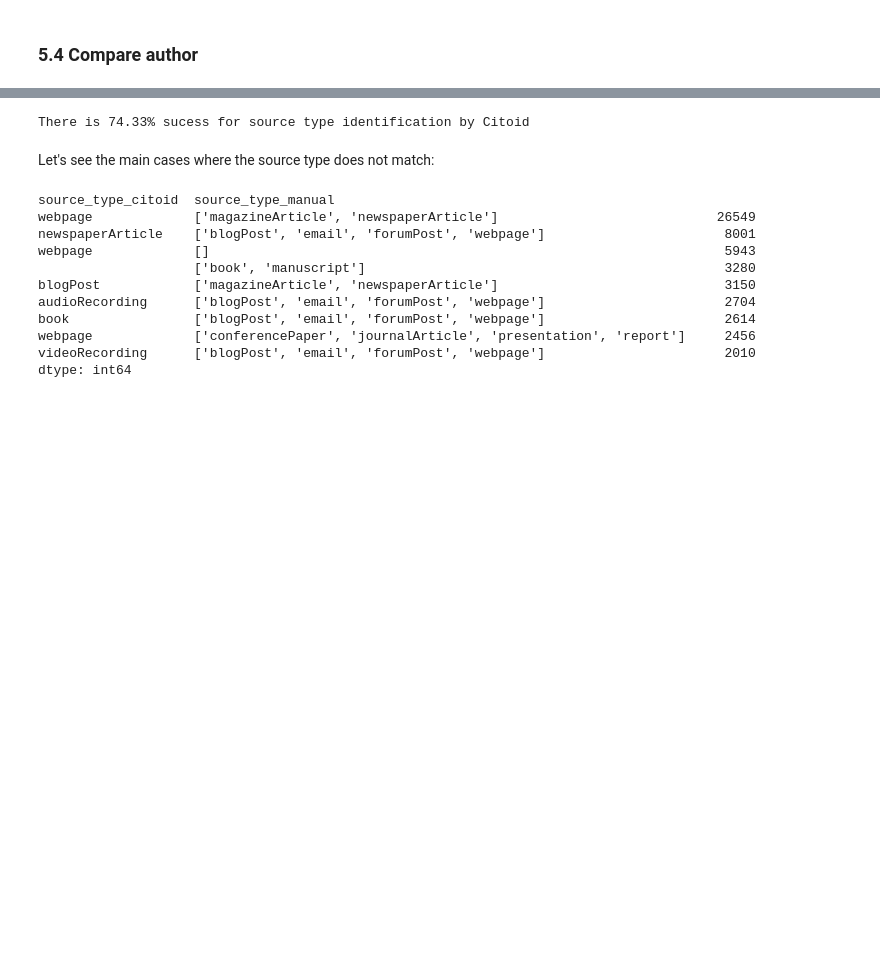
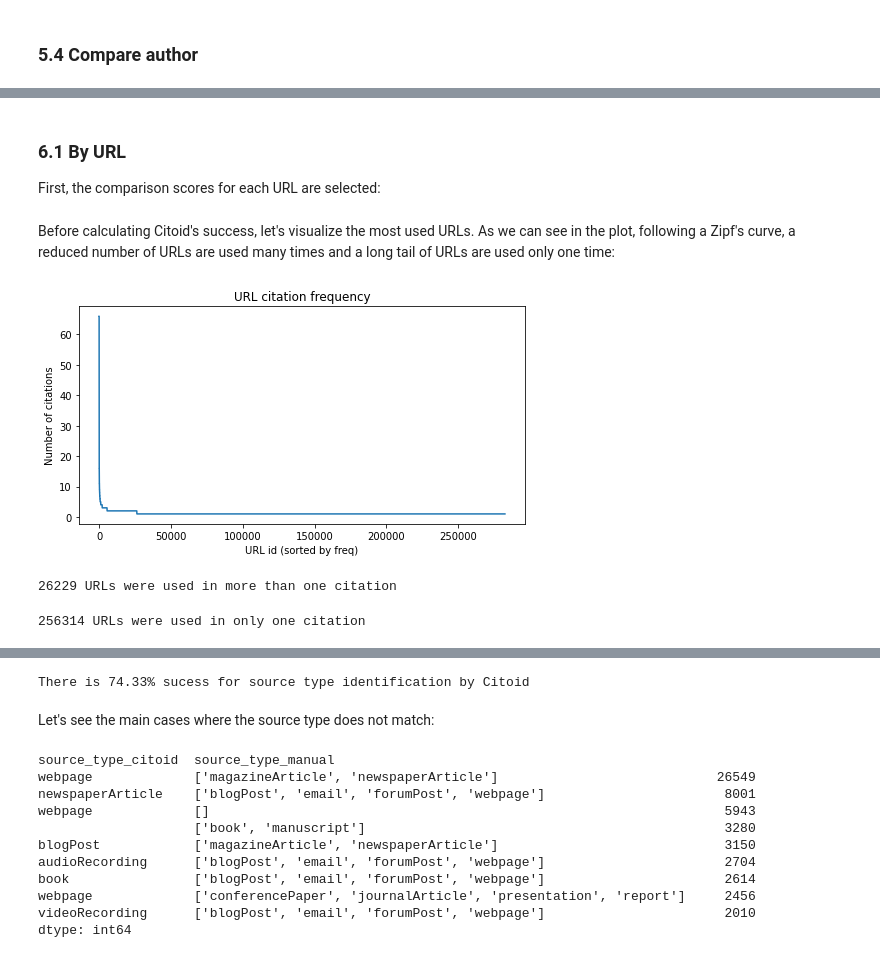
Before and after one commit to hdlabconicet/Web2Cit-research, a Jupyter notebook: understand-citoid-coverage.ipynb, the cells around one changed output, grey strips where cells are left out. Saved outputs shown, nothing was run; the diff lists cells and outputs as text; code cells hidden in the pictures; blank space fills up the shorter version.

```diff
--- a/understand-citoid-coverage.ipynb
+++ b/understand-citoid-coverage.ipynb
@@ -1350,8 +1325,4 @@ comparison = comparison.replace({np.nan:None})
 # %%
-# comparison["comp_pub_date"] = comparison.progress_apply(
-#     lambda row: compare(row["pub_date_citoid"], row["pub_date_manual"], fieldname="pub_date"),
-#     axis=1)
+comparison["comp_pub_date"] = comparison.progress_apply(
+    lambda row: compare(row["pub_date_citoid"], row["pub_date_manual"], fieldname="pub_date"),
+    axis=1)
-# %%
-comparison["comp_pub_date_full"] = comparison.progress_apply(
-    lambda row: compare(row["pub_date_citoid"], row["pub_date_manual"], fieldname="pub_date"),
-    axis=1)
@@ -1357,0 +1331,3 @@ comparison["comp_pub_date_full"] = comparison.progress_apply(
+# %%
+comparison["comp_pub_year"] = ( (comparison["comp_pub_date"] == 0.7) | (comparison["comp_pub_date"] == 1.0) ).astype(int)
+comparison["comp_pub_date_full"] = comparison["comp_pub_date"].replace(0.7, 0)
@@ -1369,0 +1355,31 @@ comparison.to_csv("eval/eval_all_citations.csv.gz", index=False)
+# %% [markdown]
+### 6.1 By URL
+
+First, the comparison scores for each URL are selected:
+# %%
+scores = comparison[['url','comp_author_first', 'comp_author_last', 'comp_title',
+       'comp_source_type', 'comp_pub_source', 'comp_pub_date_full', 'comp_pub_year']].copy()
+# %% [markdown]
+Before calculating Citoid's success, let's visualize the most used URLs. As we can see in the plot, following a Zipf's curve, a reduced number of URLs are used many times and a long tail of URLs are used only one time:
+# %%
+url_counts = scores["url"].value_counts()
+plot_data = url_counts.reset_index()
+
+ax = plot_data.plot(title="URL citation frequency", legend=False, figsize=[8,4])
+ax.set_ylabel("Number of citations")
+ax.set_xlabel("URL id (sorted by freq)")
+
+plt.savefig("plots/url_freq_zipf.png")
+plt.show()
+# %% [output]
+[figure, added]
+# %%
+url_counts_several = url_counts[url_counts > 1]
+print(f"{len(url_counts_several)} URLs were used in more than one citation")
+# %% [output]
+26229 URLs were used in more than one citation
+# %%
+url_counts_unique = url_counts[url_counts == 1]
+print(f"{len(url_counts_unique)} URLs were used in only one citation")
+# %% [output]
+256314 URLs were used in only one citation
```
Also changed, not shown: parts of 56 cells of this notebook, 6 other files.
